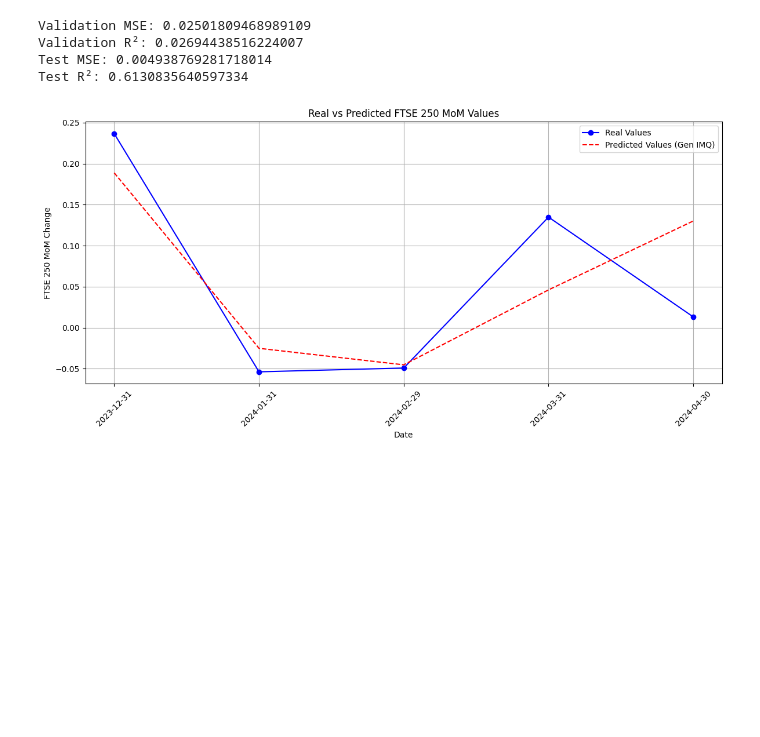
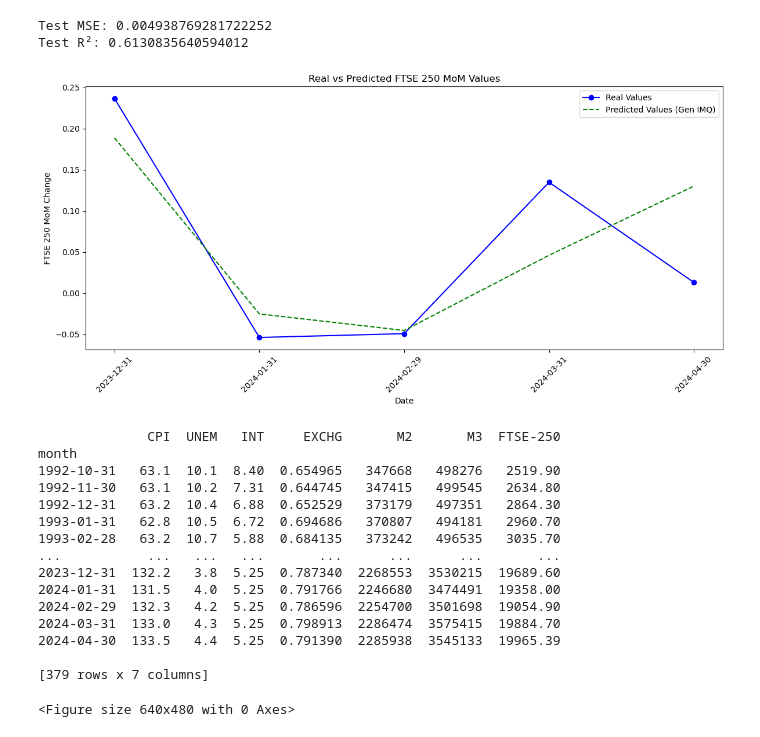
Before and after one commit to m4teen/ftse250-forecasting, a Jupyter notebook: rbf-nn/RBF-final.ipynb, the cells around one changed output. Cells and saved outputs as stored; diff of their text form; code cells hidden in the pictures; blank space fills up the shorter version.

```diff
--- a/rbf-nn/RBF-final.ipynb
+++ b/rbf-nn/RBF-final.ipynb
@@ -1,5 +1,5 @@
 # %%
-# Inverse Multi-Quadric RBF-NN for short-term prediction - R-squared of 61.3%
+# Inverse Multi-Quadric RBF-NN for short-term prediction
 
 import numpy as np
 import pandas as pd
@@ -44,11 +44,9 @@ data_normalized['EXCHG'] = data_normalized['EXCHG'].diff()
 data_normalized['M3'] = data_normalized['M3'].diff()
 data_normalized = data_normalized.iloc[1:]
 
-# Split data into features and target variable
 X = data_normalized[['CPI', 'INT', 'EXCHG', 'M3']]
 Y = data_normalized['FTSE-250']
 
-# Split data into training, validation, and test sets
 train_size = int(len(X) * 0.8)
 val_size = int(len(X) * 0.19)
 test_size = len(X) - train_size - val_size
@@ -64,39 +62,57 @@ gen_imq_kernel = GeneralizedInverseMultiquadricKernel(length_scale=0.2, sigma=0.
 gpr = GaussianProcessRegressor(kernel=gen_imq_kernel, alpha=1e-03, normalize_y=True)
 
 gpr.fit(X_train, Y_train)
 
-# Predict validation and test data
 Y_val_pred = gpr.predict(X_val)
 Y_test_pred = gpr.predict(X_test)
 
 # Calculate and print performance metrics
 mse_test = mean_squared_error(Y_test, Y_test_pred)
 r2_test = r2_score(Y_test, Y_test_pred)
 print(f'Test MSE: {mse_test}')
 print(f'Test R²: {r2_test}')
 
 # Plot real vs predicted values
 plot_data = pd.DataFrame({
     'Date': data_normalized.index[train_size + val_size:],
     'Real': Y_test,
     'Predicted': Y_test_pred
 })
 
+plot_data.to_csv('short-term.csv', index=False)
+
+
 plt.figure(figsize=(12, 6))
 plt.plot(plot_data['Date'], plot_data['Real'], label='Real Values', color='blue', marker='o')
-plt.plot(plot_data['Date'], plot_data['Predicted'], label='Predicted Values (Gen IMQ)', color='red', linestyle='--')
+plt.plot(plot_data['Date'], plot_data['Predicted'], label='Predicted Values (Gen IMQ)', color='green', linestyle='--')
 plt.xlabel('Date')
 plt.ylabel('FTSE 250 MoM Change')
 plt.title('Real vs Predicted FTSE 250 MoM Values')
 plt.legend()
-plt.grid(True)
+plt.grid(False)
 plt.xticks(rotation=45)
 plt.tight_layout()
 plt.show()
+plt.savefig('short-term', dpi=300)
+print(data)
 # %% [output]
-Validation MSE: 0.02501809468989109
-Validation R²: 0.02694438516224007
-Test MSE: 0.004938769281718014
-Test R²: 0.6130835640597334
+Test MSE: 0.004938769281722252
+Test R²: 0.6130835640594012
-[figure, old version]
+[figure, new version]
+              CPI  UNEM   INT     EXCHG       M2       M3  FTSE-250
+month
+1992-10-31   63.1  10.1  8.40  0.654965   347668   498276   2519.90
+1992-11-30   63.1  10.2  7.31  0.644745   347415   499545   2634.80
+1992-12-31   63.2  10.4  6.88  0.652529   373179   497351   2864.30
+1993-01-31   62.8  10.5  6.72  0.694686   370807   494181   2960.70
+1993-02-28   63.2  10.7  5.88  0.684135   373242   496535   3035.70
+...           ...   ...   ...       ...      ...      ...       ...
+2023-12-31  132.2   3.8  5.25  0.787340  2268553  3530215  19689.60
+2024-01-31  131.5   4.0  5.25  0.791766  2246680  3474491  19358.00
+2024-02-29  132.3   4.2  5.25  0.786596  2254700  3501698  19054.90
+2024-03-31  133.0   4.3  5.25  0.798913  2286474  3575415  19884.70
+2024-04-30  133.5   4.4  5.25  0.791390  2285938  3545133  19965.39
+
+[379 rows x 7 columns]
+<Figure size 640x480 with 0 Axes>
 # %%
```
Also changed, not shown: parts of 1 cell of this notebook, 11 other files.
